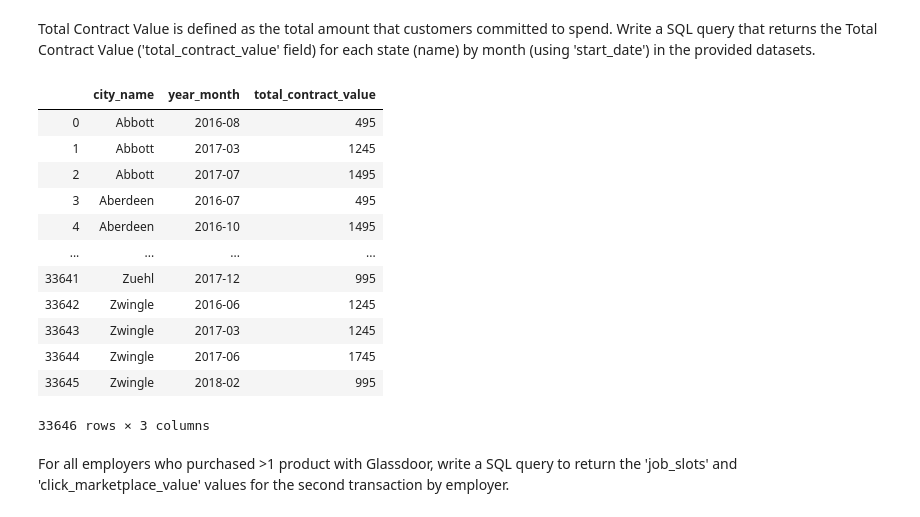
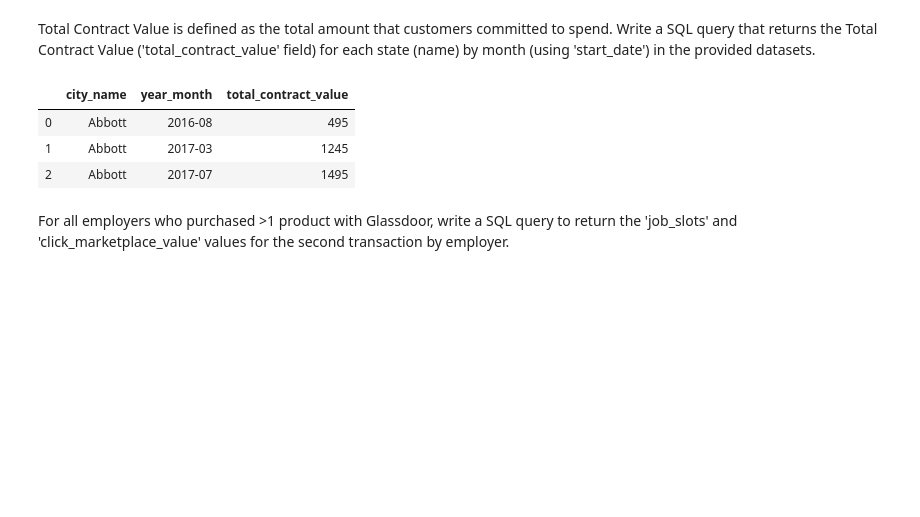
Before and after one commit to ichbinallen/pyrexwindow, a Jupyter notebook: notebooks/Assignment.ipynb, the cells around one changed output. Cells and saved outputs as stored; diff of their text form; code cells hidden in the pictures; blank space fills up the shorter version.

```diff
--- a/notebooks/Assignment.ipynb
+++ b/notebooks/Assignment.ipynb
@@ -64,35 +51,26 @@ Total Contract Value is defined as the total amount that customers committed to
 # %%
 q = '''
 SELECT
     l.city_name,
     strftime('%Y-%m', p.start_date) AS year_month,
     SUM(p.total_contract_value) AS total_contract_value
 FROM
     slot_performance AS p
 JOIN
     location AS l
 ON
     l.city_id = p.city_id
 GROUP BY
     city_name,
     year_month
 '''
 cv = pd.read_sql(q, con)
-cv
+cv.head(3)
 # %% [output]
 |  | city_name | year_month | total_contract_value |
 | 0 | Abbott | 2016-08 | 495 |
 | 1 | Abbott | 2017-03 | 1245 |
 | 2 | Abbott | 2017-07 | 1495 |
-| 3 | Aberdeen | 2016-07 | 495 |
-| 4 | Aberdeen | 2016-10 | 1495 |
-| ... | ... | ... | ... |
-| 33641 | Zuehl | 2017-12 | 995 |
-| 33642 | Zwingle | 2016-06 | 1245 |
-| 33643 | Zwingle | 2017-03 | 1245 |
-| 33644 | Zwingle | 2017-06 | 1745 |
-| 33645 | Zwingle | 2018-02 | 995 |
-33646 rows × 3 columns
 # %% [markdown]
 For all employers who purchased >1 product with Glassdoor, write a SQL query to return the 'job_slots' and 'click_marketplace_value' values for the second transaction by employer.
 # %%
```
Also changed, not shown: parts of 65 cells of this notebook.
